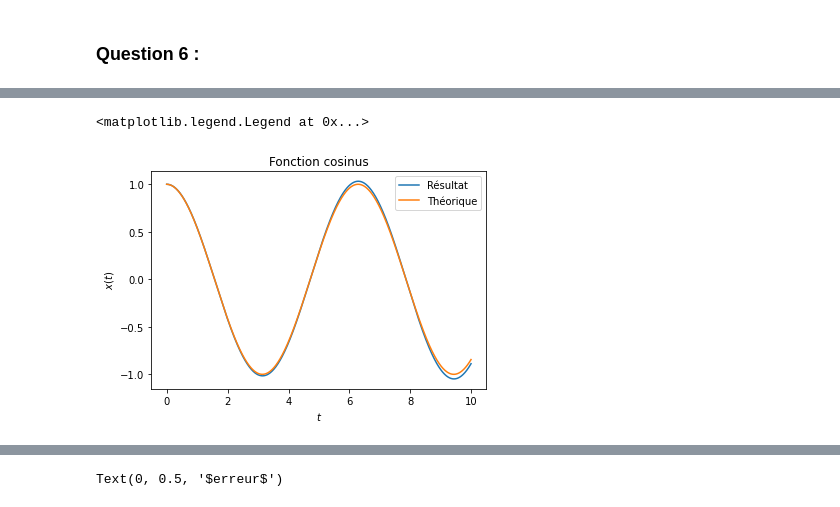
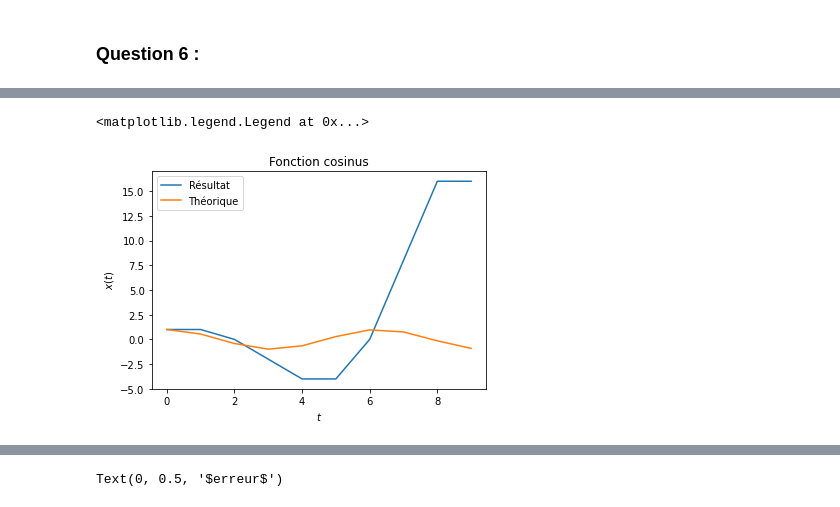
Before and after one commit to guillaumerichard2020/Proj-Num-2-Equa-diff, a Jupyter notebook: Projet Equations Différentielles .ipynb, the cells around one changed output, grey strips where cells are left out. Drawn from its saved outputs; the diff is of its cells as text; code cells hidden in the pictures.

```diff
--- a/Projet Equations Différentielles .ipynb
+++ b/Projet Equations Différentielles .ipynb
@@ -233,18 +259,18 @@ plt.legend()
 # %%
 #Résoltion dans R^2
 
 def f2(t,x):
     return [-x[1],x[0]]
 
-t,x = solve_euler_explicit(f2,[0,1],0.01,0,10)
+t,x = solve_euler_explicit(f2,[0,1],1,0,10)
 
 plt.plot(t,x[::,1],label="Résultat")
 plt.plot(t,np.cos(t),label="Théorique")
 
 plt.title("Fonction cosinus")
 plt.xlabel("$t$")
 plt.ylabel("$x(t)$")
 plt.legend()
 # %% [output]
 <matplotlib.legend.Legend at 0x...>
-[figure, old version]
+[figure, new version]
```
Also changed, not shown: parts of 7 cells of this notebook.
